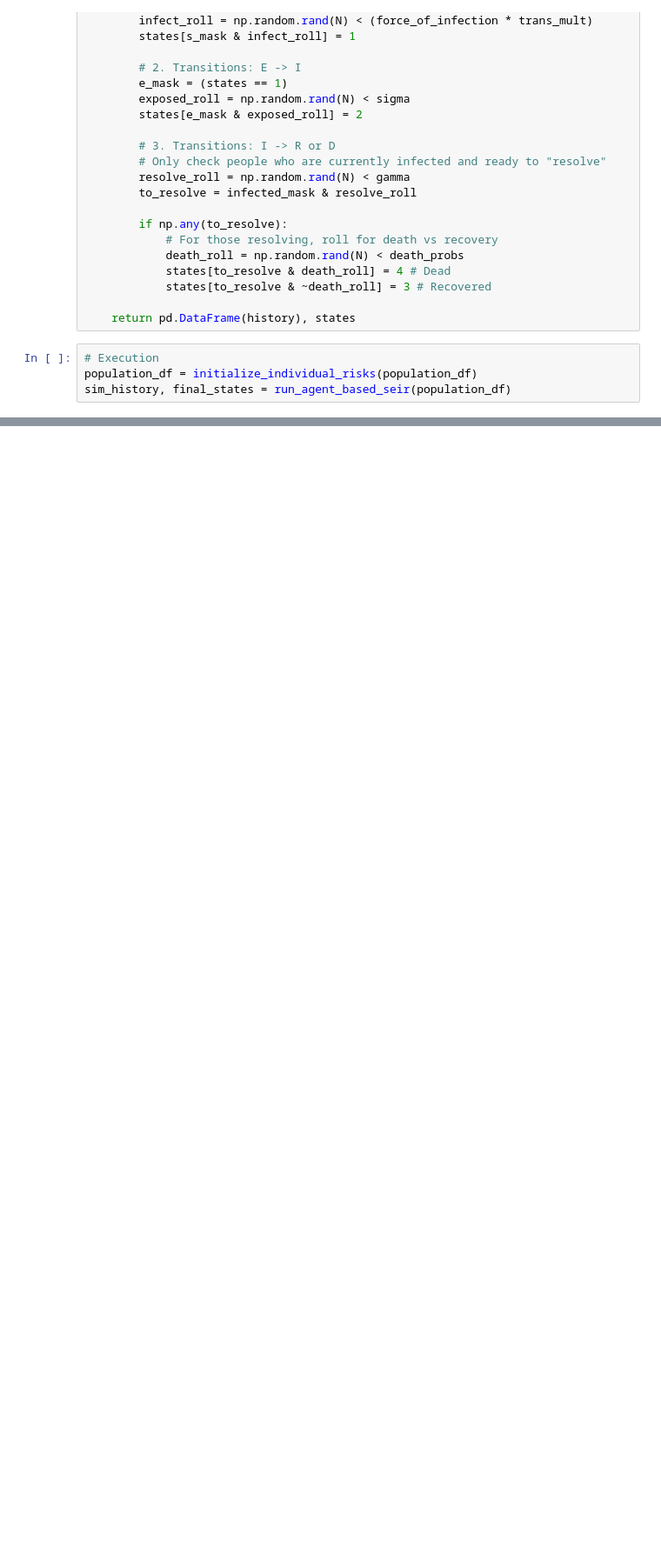
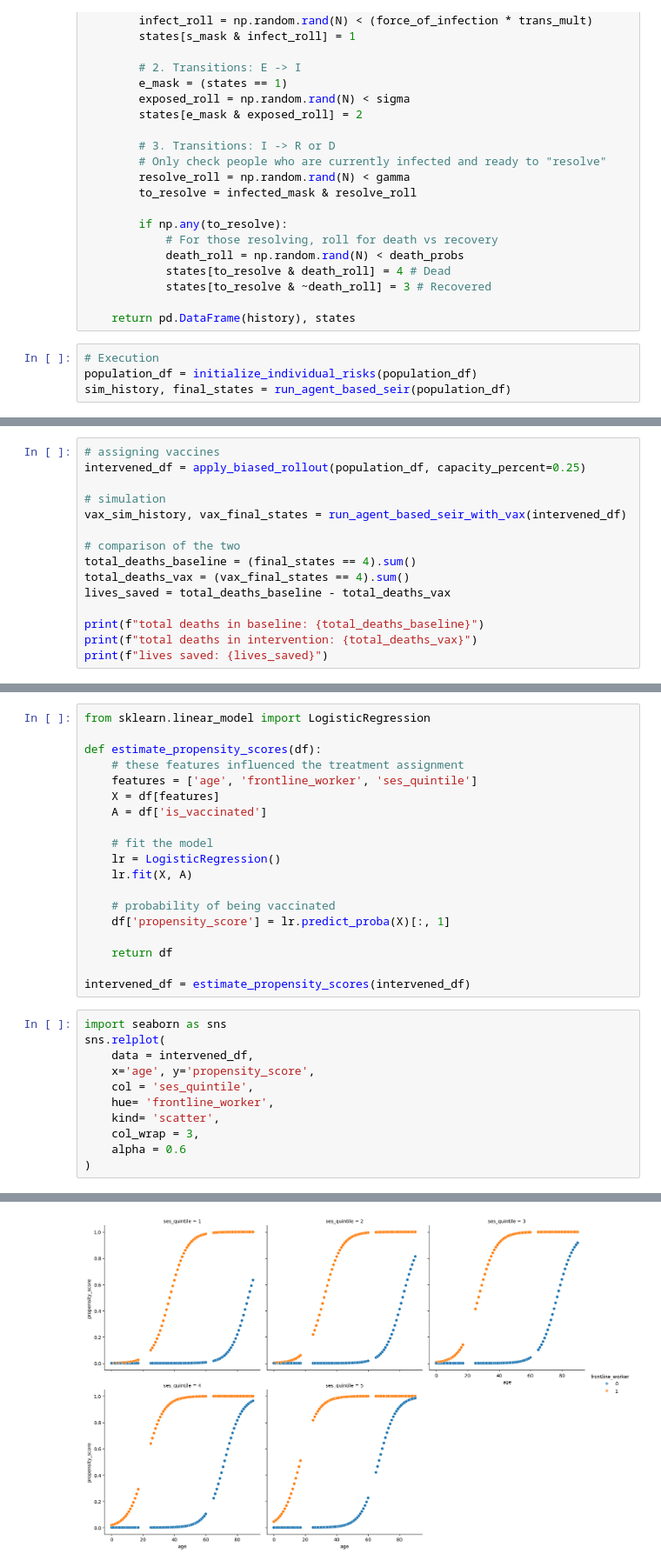
Before and after one commit to Vineeth-chaitanya/Causal-Policy-optimization-for-Vaccine-Allocation, a Jupyter notebook: notebooks/feature_aware_stochastic_SEIR.ipynb, the cells around one changed output, grey strips where cells are left out. Shown at 87% size. Drawn from its saved outputs; the diff is of its cells as text; blank space fills up the shorter version.

Commit message:
calculated_propensity_scores

```diff
--- a/notebooks/feature_aware_stochastic_SEIR.ipynb
+++ b/notebooks/feature_aware_stochastic_SEIR.ipynb
@@ -132,0 +232,15 @@ Name: was_infected, dtype: float64
+# %%
+# assigning vaccines
+intervened_df = apply_biased_rollout(population_df, capacity_percent=0.25)
+
+# simulation
+vax_sim_history, vax_final_states = run_agent_based_seir_with_vax(intervened_df)
+
+# comparison of the two
+total_deaths_baseline = (final_states == 4).sum()
+total_deaths_vax = (vax_final_states == 4).sum()
+lives_saved = total_deaths_baseline - total_deaths_vax
+
+print(f"total deaths in baseline: {total_deaths_baseline}")
+print(f"total deaths in intervention: {total_deaths_vax}")
+print(f"lives saved: {lives_saved}")
@@ -132,0 +253,31 @@ Name: was_infected, dtype: float64
+# %%
+from sklearn.linear_model import LogisticRegression
+
+def estimate_propensity_scores(df):
+    # these features influenced the treatment assignment
+    features = ['age', 'frontline_worker', 'ses_quintile']
+    X = df[features]
+    A = df['is_vaccinated']
+
+    # fit the model
+    lr = LogisticRegression()
+    lr.fit(X, A)
+
+    # probability of being vaccinated
+    df['propensity_score'] = lr.predict_proba(X)[:, 1]
+
+    return df
+
+intervened_df = estimate_propensity_scores(intervened_df)
+# %%
+import seaborn as sns
+sns.relplot(
+    data = intervened_df,
+    x='age', y='propensity_score',
+    col = 'ses_quintile',
+    hue= 'frontline_worker',
+    kind= 'scatter',
+    col_wrap = 3,
+    alpha = 0.6
+)
+# %% [output]
@@ -132,0 +285 @@ Name: was_infected, dtype: float64
+[figure, added]
```
Also changed, not shown: parts of 11 cells of this notebook, 1 other file.
